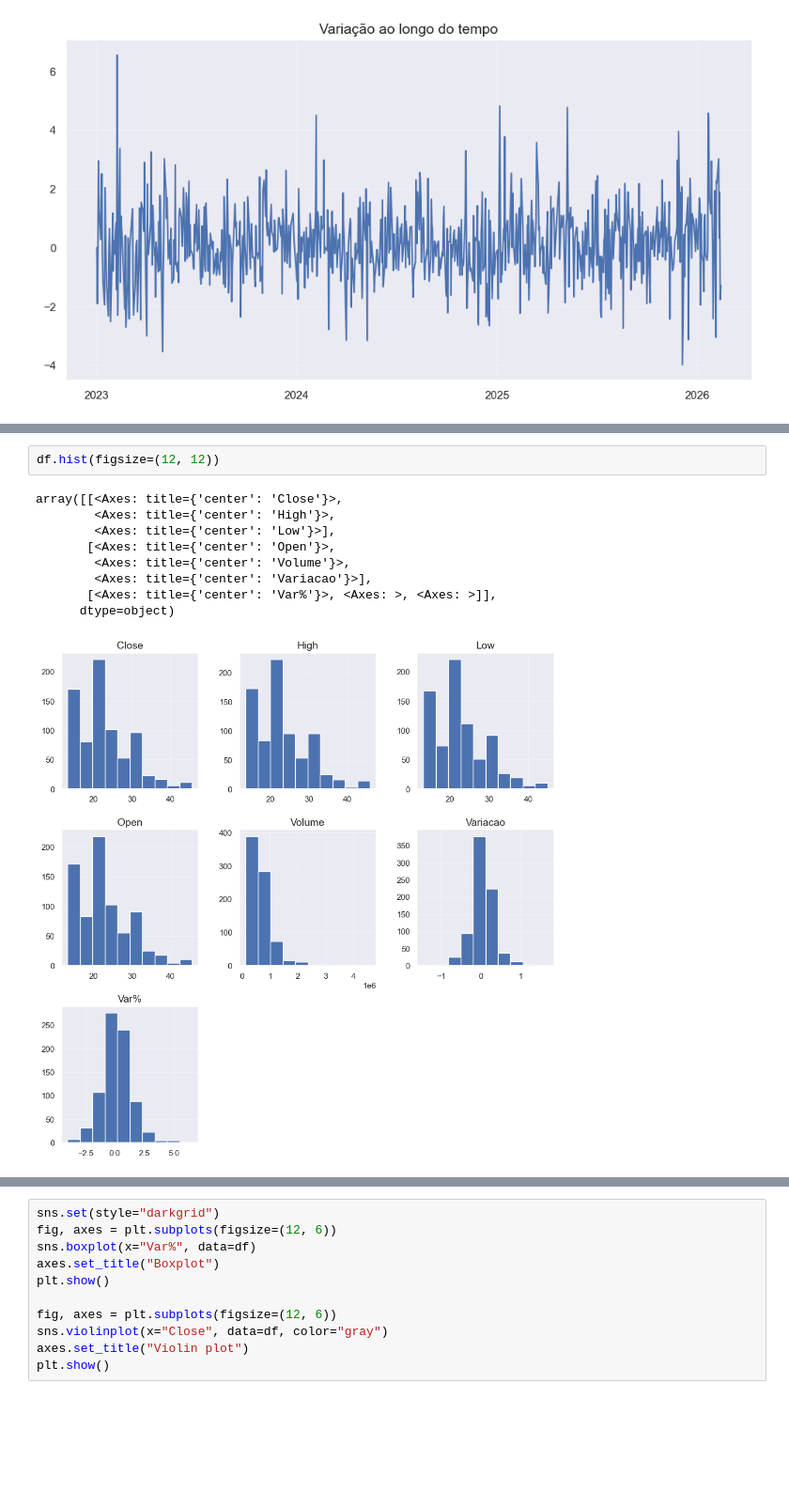
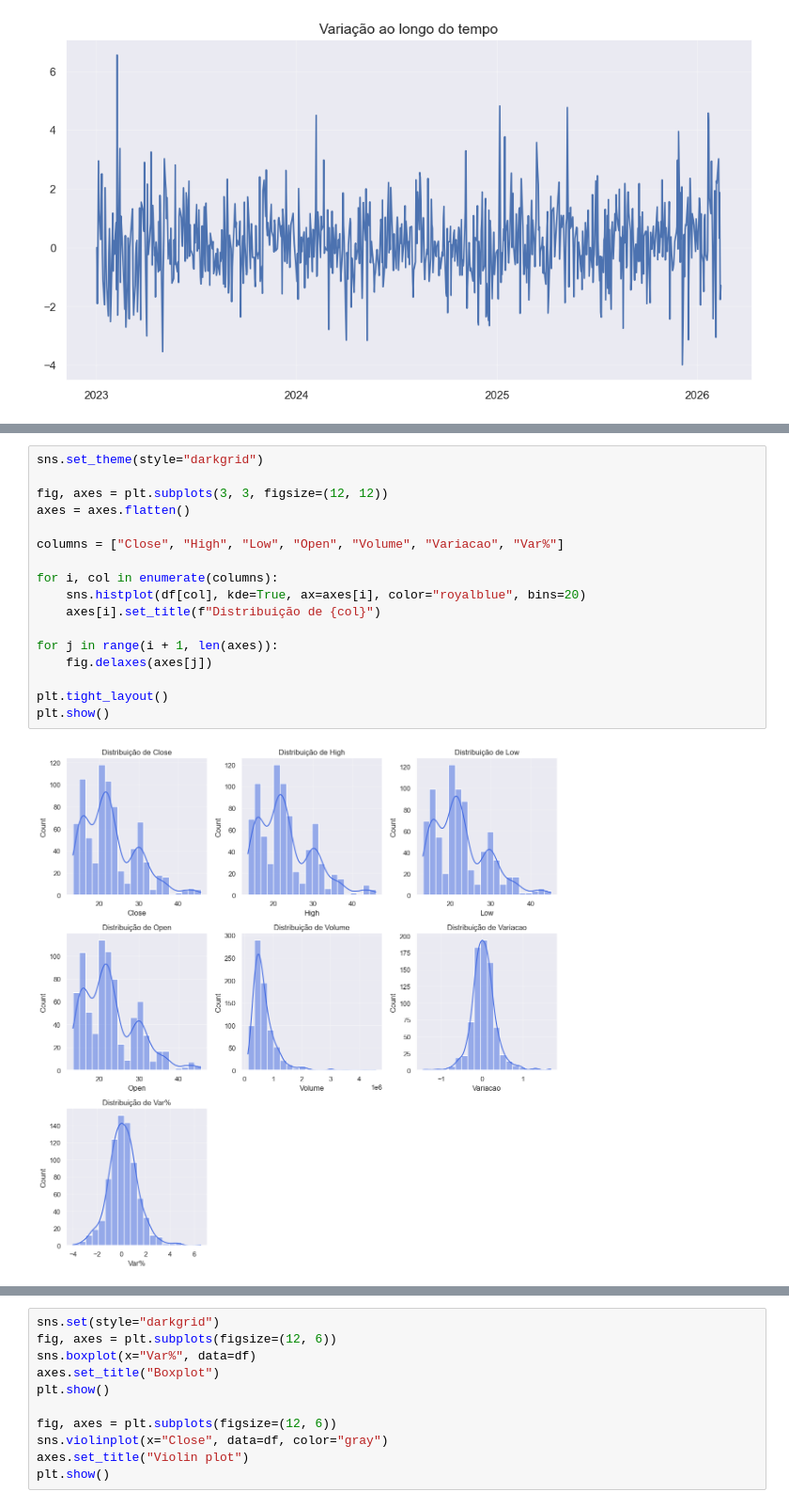
Before and after one commit to iiagovictor/fiap_tech_challenge_fase4, a Jupyter notebook: Notebooks/analise_exploratoria.ipynb, the cells around one changed output, grey strips where cells are left out. Shown at 94% size. Saved outputs shown, nothing was run; the diff lists cells and outputs as text; blank space fills up the shorter version.

Commit message:
:bar_chart: chore: Insights variacao ao longo do tempo e histograma

```diff
--- a/Notebooks/analise_exploratoria.ipynb
+++ b/Notebooks/analise_exploratoria.ipynb
@@ -295,12 +296,19 @@ plt.show()
 # %%
-df.hist(figsize=(12, 12))
+sns.set_theme(style="darkgrid")
+
+fig, axes = plt.subplots(3, 3, figsize=(12, 12))
+axes = axes.flatten()
+
+columns = ["Close", "High", "Low", "Open", "Volume", "Variacao", "Var%"]
+
+for i, col in enumerate(columns):
+    sns.histplot(df[col], kde=True, ax=axes[i], color="royalblue", bins=20)
+    axes[i].set_title(f"Distribuição de {col}")
+
+for j in range(i + 1, len(axes)):
+    fig.delaxes(axes[j])
+
+plt.tight_layout()
+plt.show()
 # %% [output]
-array([[<Axes: title={'center': 'Close'}>,
-        <Axes: title={'center': 'High'}>,
-        <Axes: title={'center': 'Low'}>],
-       [<Axes: title={'center': 'Open'}>,
-        <Axes: title={'center': 'Volume'}>,
-        <Axes: title={'center': 'Variacao'}>],
-       [<Axes: title={'center': 'Var%'}>, <Axes: >, <Axes: >]],
-      dtype=object)
-[figure, old version]
+[figure, new version]
```
Also changed, not shown: parts of 3 cells of this notebook.
